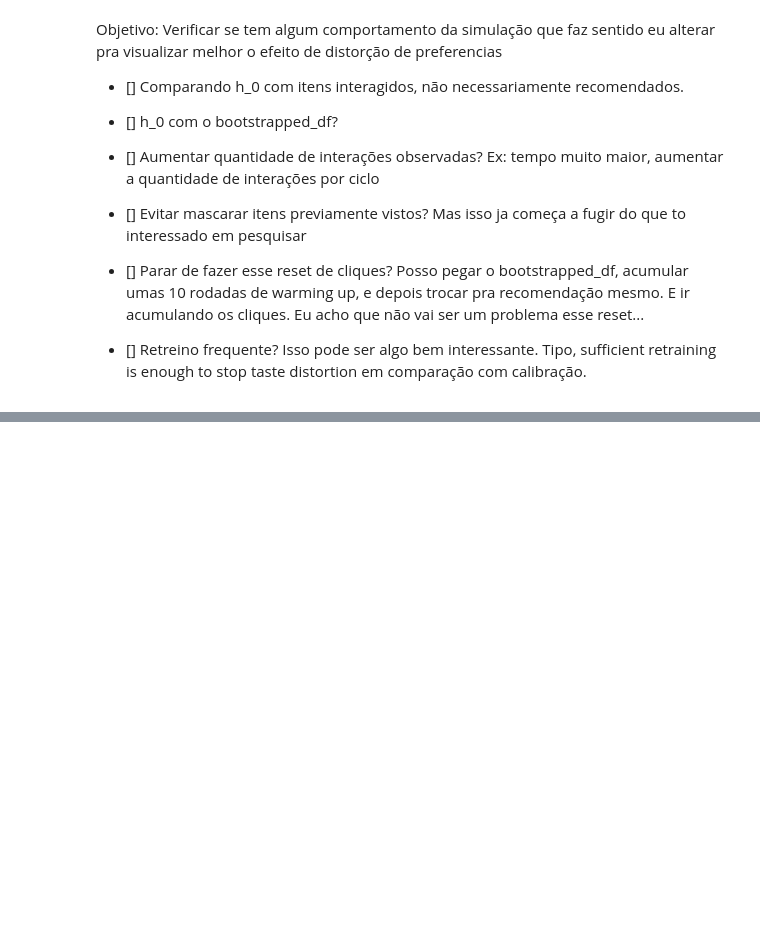
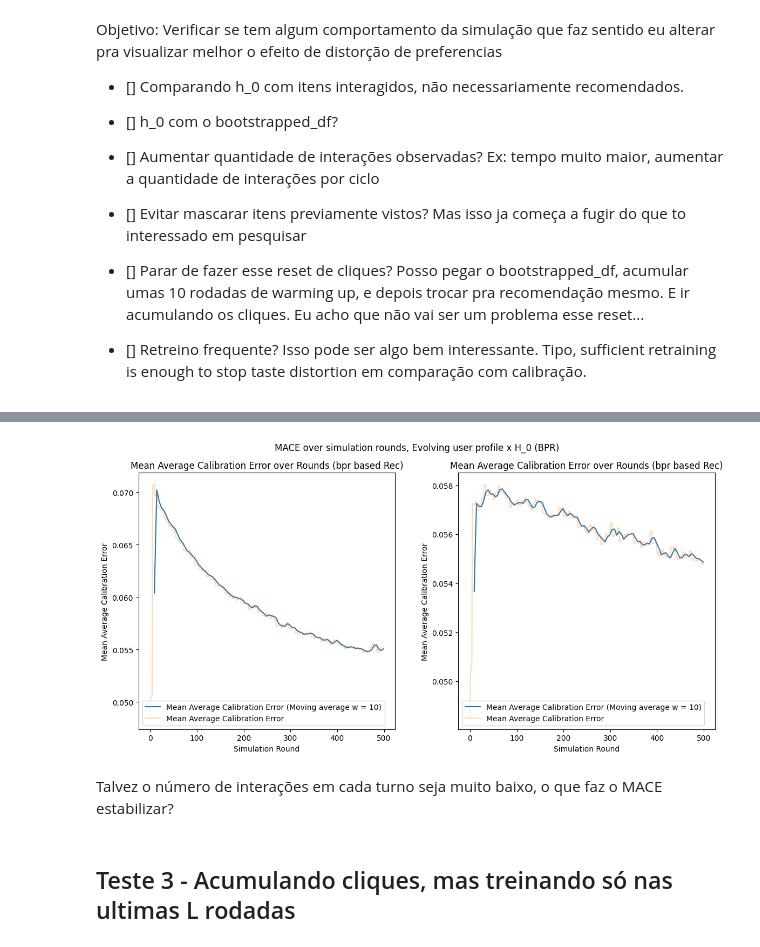
Before and after one commit to caiotda/dynamicTasteDistortion, a Jupyter notebook: ablation_with_preference_Evolution.ipynb, the cells around one changed output, grey strips where cells are left out. Cells and saved outputs as stored; diff of their text form; code cells hidden in the pictures; blank space fills up the shorter version.

```diff
--- a/ablation_with_preference_Evolution.ipynb
+++ b/ablation_with_preference_Evolution.ipynb
@@ -22,0 +56,3 @@ most_popular_alpha_0_1 = "experiments/evolving_preferences/most_popular_with_ora
+# %%
+bpr_with_evolving_user_profile_without_reset = "experiments/ablation_v2/bpr_uncalibrated_comparing_with_round_df_without_reset.yaml"
+bpr_no_reset_compare_to_h0 = "experiments/ablation_v2/bpr_uncalibrated_comparing_with_h_0_no_reset.yaml"
@@ -22,0 +70,8 @@ most_popular_alpha_0_1 = "experiments/evolving_preferences/most_popular_with_ora
+# %%
+plot_metric_comparison(bpr_with_evolving_user_profile_without_reset, bpr_no_reset_compare_to_h0, metric_name="mace", title="MACE over simulation rounds, Evolving user profile x H_0 (BPR)", graph="line", plot_retrain_points=False,  window_size=10)
+# %% [output]
+[figure, added]
+# %% [markdown]
+Talvez o número de interações em cada turno seja muito baixo, o que faz o MACE estabilizar?
+# %% [markdown]
+## Teste 3 - Acumulando cliques, mas treinando só nas ultimas L rodadas
```
Also changed, not shown: parts of 7 cells of this notebook, 4 other files.
